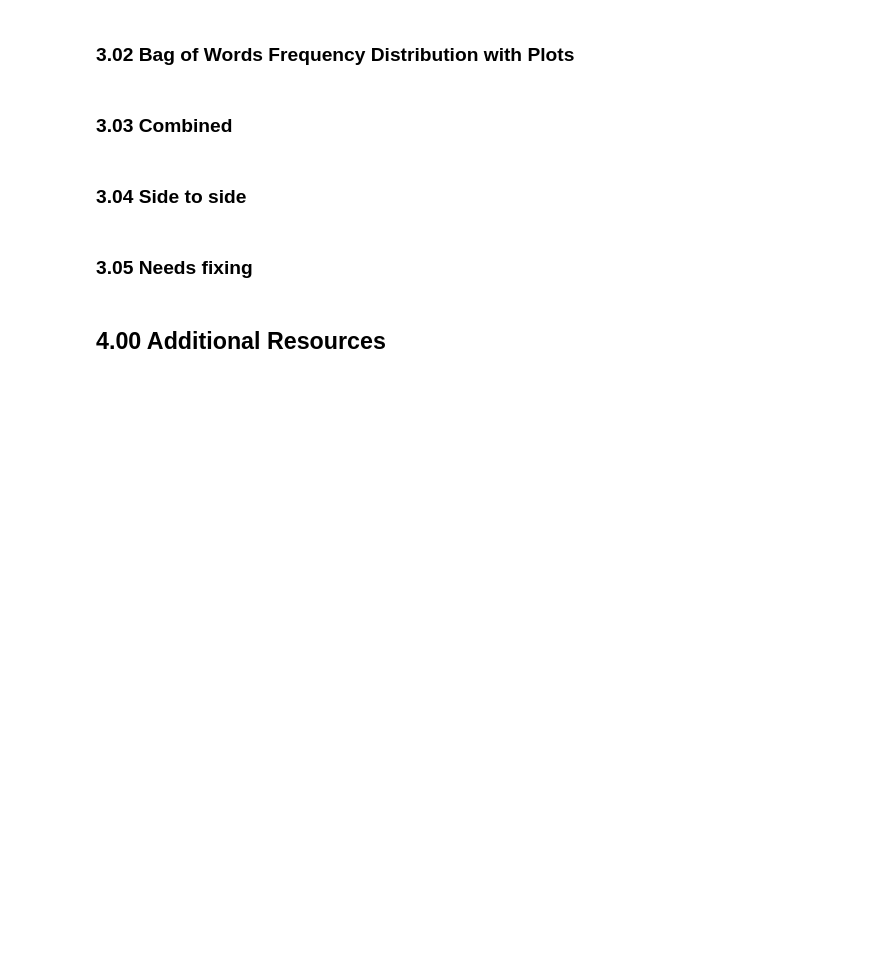
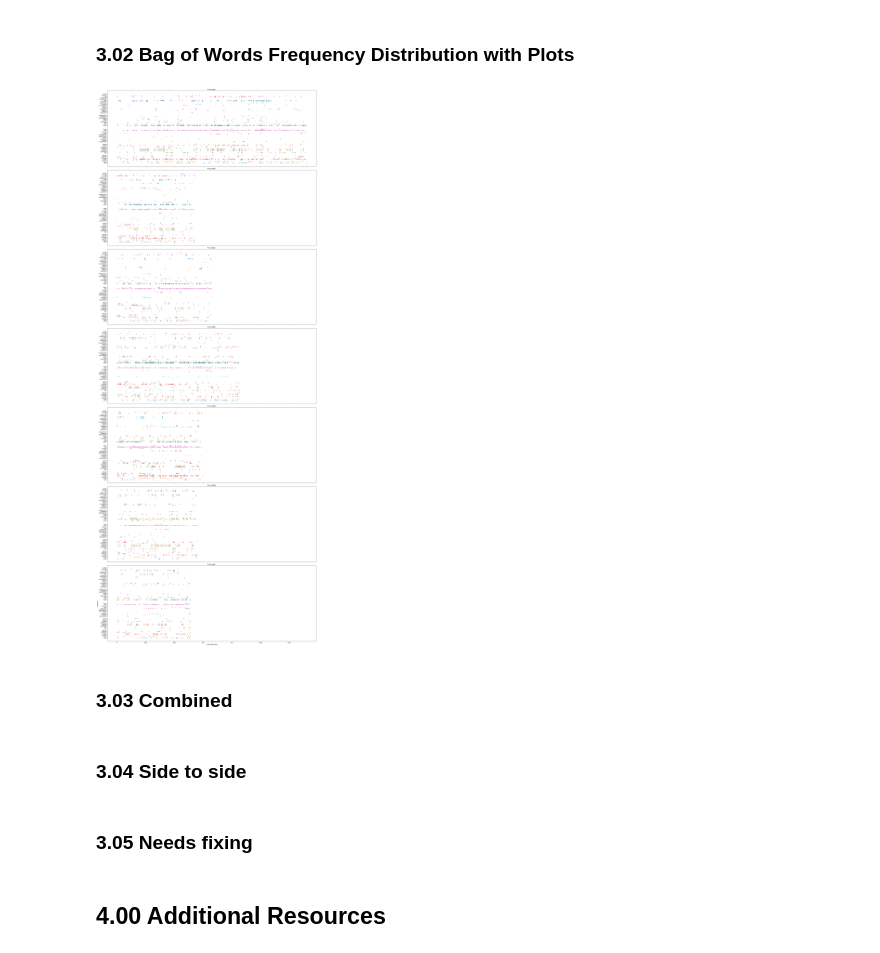
Before and after one commit to mrhallonline/NLP_Pipeline4Researchers, a Jupyter notebook: 03_NLTK_NLP_Pipeline_V6.ipynb, the cells around one changed output. Drawn from its saved outputs; the diff is of its cells as text; code cells hidden in the pictures; blank space fills up the shorter version.

```diff
--- a/03_NLTK_NLP_Pipeline_V6.ipynb
+++ b/03_NLTK_NLP_Pipeline_V6.ipynb
@@ -578,0 +721,9 @@ for key, data in all_results.items():
+# %%
+words_to_search = ['equity', 'students', 'teachers']  # Add more words as needed
+
+for word in words_to_search:
+    print(f"\nConcordance for '{word}':")
+    for file_path, text_obj in nltk_texts.items():
+        print(f"File: {file_path}")
+        text_obj.concordance(word, width=150)
+        print("\n")
@@ -637,57 +1074,54 @@ keywords = sorted(['students', "science", 'engagement', 'ability', 'community',
             'culture', 'ownership', 'regular', 'successful', 'participation', 'expectations',
             'ap', 'assessment', 'cultural', 'phenomena', 'important', 'know', 'standards', 'relationship',
             "engaging", 'literacy', 'relationship', 'kids', 'connect', 'student', 'classroom',
-            'teacher', 'teaching', 'school', 'class', 'curriculum', 'learn', 'approach', 'talking', 'discussion', 'love', 'proud', 'like', 'difficult', 'actually', 'know', 'questions', 'know',
-            'think', 'want', 'kind','time', 'grade', 'thinking', 'different', 'talk', 'conversation', 'discussion', 'hard', 'saying'], reverse=True)
+            'teacher', 'teaching', 'school', 'class', 'curriculum', 'learn', 'approach', 'talking',
+            'discussion', 'love', 'proud', 'like', 'difficult', 'actually', 'know', 'questions', 'know',
+            'think', 'want', 'kind','time', 'grade', 'thinking', 'different', 'talk', 'conversation',
+            'discussion', 'hard', 'saying'], reverse=True)
 
-fifteen_minute_marks = {
-    'mathTalk_file1': [15, 23, 43, 45, 67, 85, 190],
-    'mathTalk_file2': [205, 443, 520, 723, 986, 1222, 1517],
+# Mapping keywords to numeric values for plotting
+keyword_mapping = {keyword: i for i, keyword in enumerate(keywords)}
 
-}
+# Number of transcripts (corpora)
+num_corpora = len(processed_transcripts)
 
-# Assuming all_results is defined and populated as per your previous code
-
-# Number of corpora
-num_corpora = len(all_results)
-
-# Create subplots for each corpus
+# Create subplots for each transcript
 fig, axes = plt.subplots(num_corpora, 1, figsize=(25, num_corpora*9), sharex=True)
 
 # Convert axes to an array if it's not (happens when num_corpora is 1)
 if not isinstance(axes, np.ndarray):
     axes = np.array([axes])
 
-# Mapping keywords to numeric values for plotting
-keyword_mapping = {keyword: i for i, keyword in enumerate(keywords)}
+# Iterate over each transcript and plot keyword occurrences
+for ax, (i, df) in zip(axes, enumerate(processed_transcripts)):
+    ax.set_title(f"Transcript {i + 1}")
 
-for ax, (file_key, results) in zip(axes, all_results.items()):
-    ax.set_title(f"Corpus: {file_key}")
+    # Get the sentence tokens from each transcript
+    sentence_tokens = df['nltk_unprocessed_sentence_tokens'].explode().tolist()  # Flatten sentence tokens
+
+    # Plot the occurrences of each keyword
     for keyword in keywords:
-        occurrences = [(file_key, i+1) for i, sentence in enumerate(results['sentence_tokens']) if keyword in sentence.lower()]
-        corpus_names = [occ[0] for occ in occurrences]
+        occurrences = [(i + 1, j + 1) for j, sentence in enumerate(sentence_tokens) if keyword in sentence.lower()]
         sentence_nums = [occ[1] for occ in occurrences]
 
         y_values = np.full_like(sentence_nums, keyword_mapping[keyword], dtype=float)
         ax.scatter(sentence_nums, y_values, label=keyword, alpha=0.6, edgecolors='none')
-
 
     ax.set_yticks(list(keyword_mapping.values()))
     ax.set_yticklabels(list(keyword_mapping.keys()))
 
 # Adjust layout
 plt.xlabel('Sentence Number')
 plt.ylabel('Keywords')
 
-# Add common legend and labels
-# fig.legend(keywords, loc='upper center', bbox_to_anchor=(0.5, 1.05), ncol=len(keywords))
-
 plt.tight_layout()
 
 # Save the figure to an image file before displaying
-plt.savefig('my_plots.png', bbox_inches='tight')
+plt.savefig('data/my_keyword_plots.png', bbox_inches='tight')
 
 plt.show()
+# %% [output]
+[figure, added]
 # %% [markdown]
 ### 3.03 Combined
 # %%
```
Also changed, not shown: parts of 46 cells of this notebook, 1 other file.
